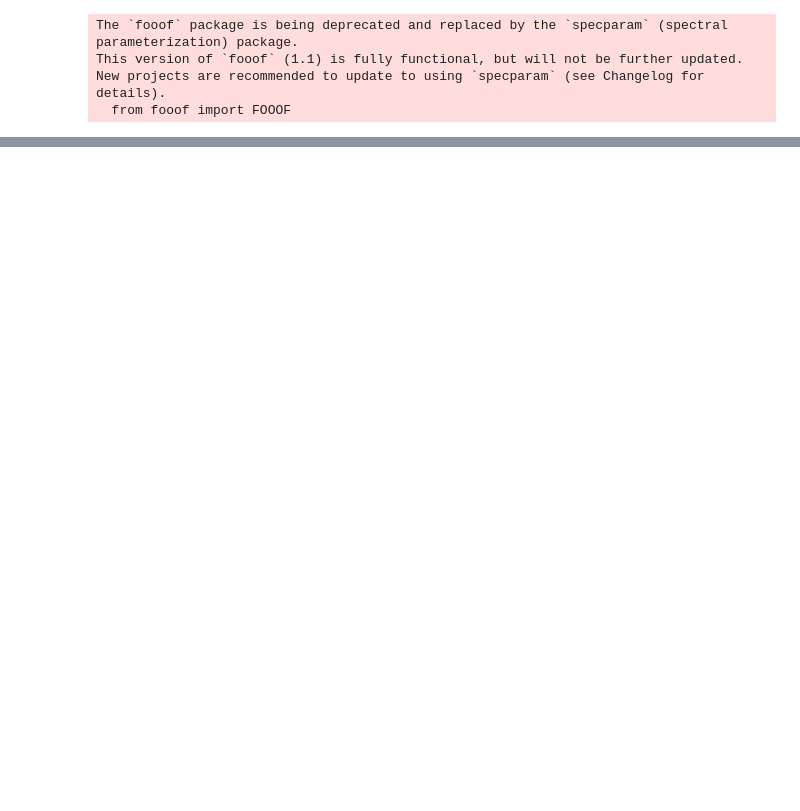
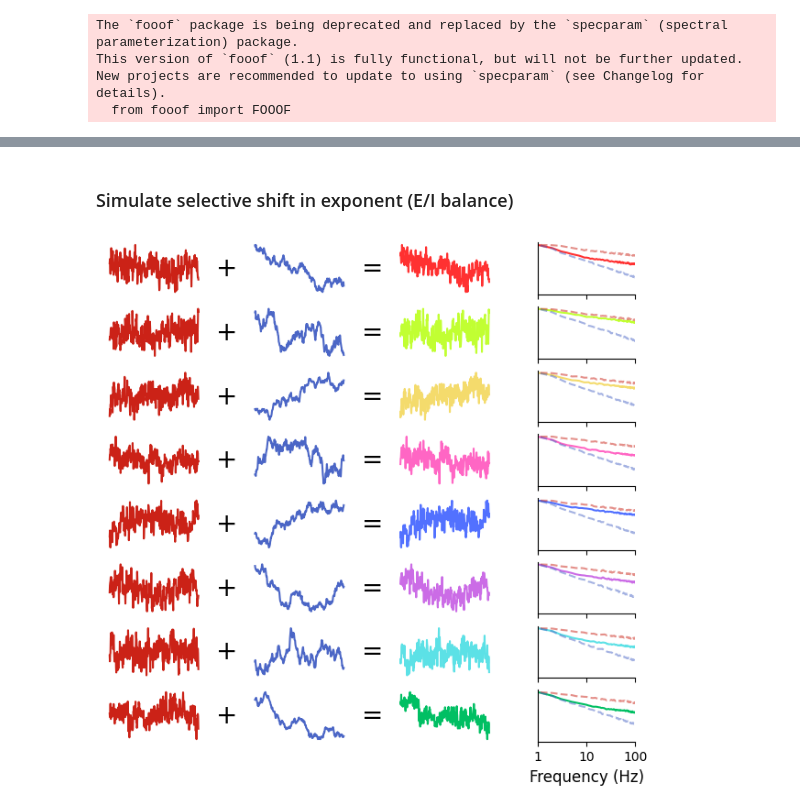
Before and after one commit to voytekresearch/alpha_aperiodic_wm, a Jupyter notebook: figs.ipynb, the cells around one changed output, grey strips where cells are left out. Drawn from its saved outputs; the diff is of its cells as text; code cells hidden in the pictures; blank space fills up the shorter version.

```diff
--- a/figs.ipynb
+++ b/figs.ipynb
@@ -199,0 +258,74 @@ plt.savefig('figs/complex_stim.png', dpi=300, bbox_inches='tight')
+# %% [markdown]
+### Simulate selective shift in exponent (E/I balance)
+# %%
+# Simulation for selective shift in exponent (E/I balance)
+e_sigs = [sim_powerlaw(n_seconds, fs, e_exp) for _ in range(n_populations)]
+i_sigs = [sim_powerlaw(n_seconds, fs, i_exp) for _ in range(n_populations)]
+exp_sigs = [amp * e_sig + i_sig for amp, e_sig, i_sig in zip(
+    ei_ratios, e_sigs, i_sigs)]
+
+# Make figure
+fig = plt.figure(constrained_layout=True, figsize=(6, 6))
+gs = fig.add_gridspec(n_populations, 15)
+psd_ax1 = fig.add_subplot(gs[0, -3:])
+for i, (sig, e_sig, i_sig, c) in enumerate(zip(
+        exp_sigs, e_sigs, i_sigs, colors)):
+    # Get axes
+    e_ax = fig.add_subplot(gs[i, :3])
+    plus_ax = fig.add_subplot(gs[i, 3])
+    i_ax = fig.add_subplot(gs[i, 4:7])
+    equals_ax = fig.add_subplot(gs[i, 7])
+    ts_ax = fig.add_subplot(gs[i, 8:11])
+    psd_ax = psd_ax1
+    if i > 0:
+        psd_ax = fig.add_subplot(gs[i, -3:], sharey=psd_ax1)
+
+    # Plot excitatory current
+    e_ax.plot(e_sig[:np.floor(fs/3).astype(int)], color=e_color)
+    e_ax.axis('off')
+
+    # Plot plus sign with no axis
+    plus_ax.text(0.5, 0.5, '+', fontsize=20, ha='center', va='center')
+    plus_ax.axis('off')
+
+    # Plot inhibitory current
+    i_ax.plot(i_sig[:np.floor(fs/3).astype(int)], color=i_color)
+    i_ax.axis('off')
+
+    # Plot equals sign with no axis
+    equals_ax.text(0.5, 0.5, '=', fontsize=20, ha='center', va='center')
+    equals_ax.axis('off')
+
+    # Plot time series
+    ts_ax.plot(sig[:np.floor(fs/3).astype(int)], color=c)
+    ts_ax.axis('off')
+
+    # Compute PSDs
+    freqs, psd = compute_spectrum(sig, fs)
+    _, e_psd = compute_spectrum(e_sig, fs)
+    _, i_psd = compute_spectrum(i_sig, fs)
+
+    # Normalize offset
+    psd = psd / np.max(psd)
+    e_psd = e_psd / np.max(e_psd)
+    i_psd = i_psd / np.max(i_psd)
+
+    # Plot power spectra
+    psd_ax.plot(freqs, psd, color=c)
+    psd_ax.plot(freqs, e_psd, color=e_color, ls='--', alpha=0.5)
+    psd_ax.plot(freqs, i_psd, color=i_color, ls='--', alpha=0.5)
+    psd_ax.set_xlim([1, fmax])
+    psd_ax.set_xscale('log')
+    psd_ax.set_yscale('log')
+    psd_ax.set_xticks([], minor=True)
+    psd_ax.set_xticks([1, 10, 100], [], minor=False)
+    if i == n_populations - 1:
+        psd_ax.set_xticks([1, 10, 100], [1, 10, 100], minor=False)
+        psd_ax.set_xlabel('Frequency (Hz)', fontsize=12)
+    psd_ax.set_yticks([], minor=True)
+    psd_ax.set_yticks([], minor=False)
+    sns.despine(ax=psd_ax)
+
+plt.savefig('figs/exp.png', dpi=300, bbox_inches='tight')
+# %% [output]
+[figure, added]
```
Also changed, not shown: parts of 16 cells of this notebook, 4 other files.
